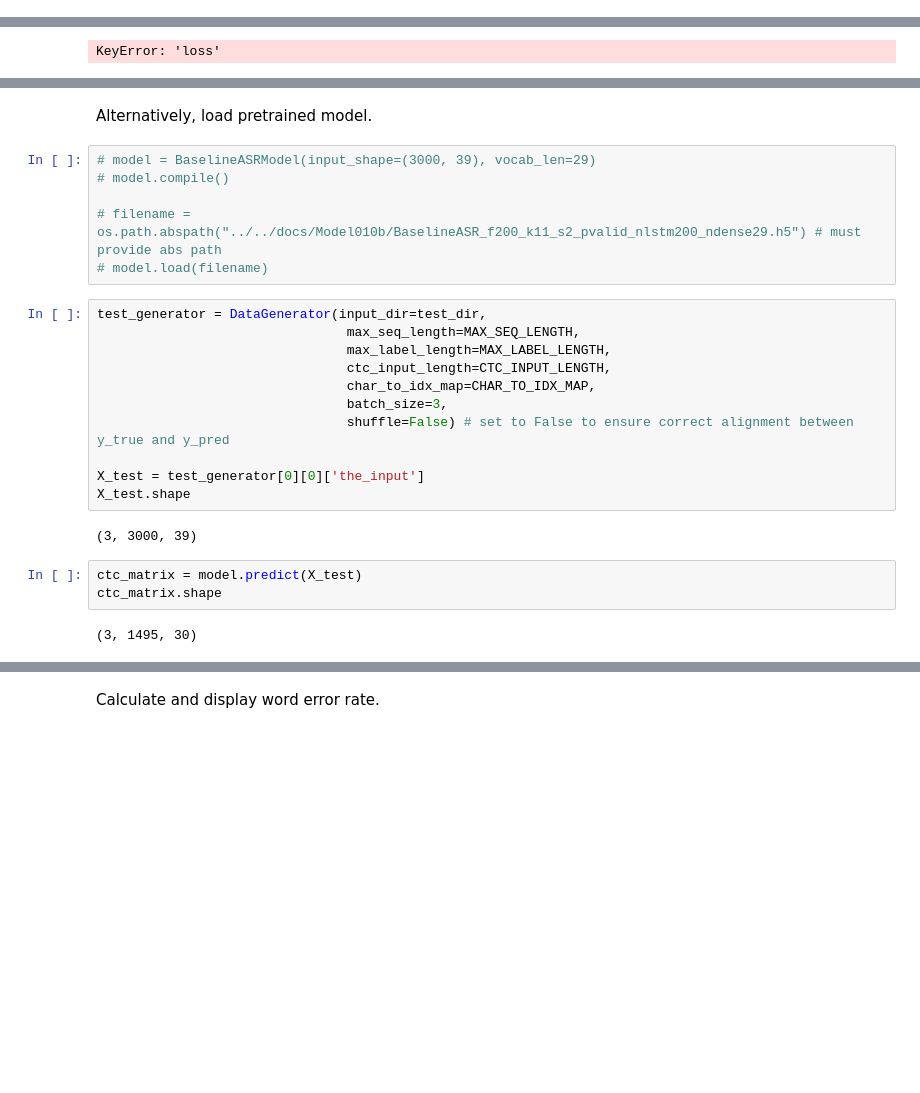
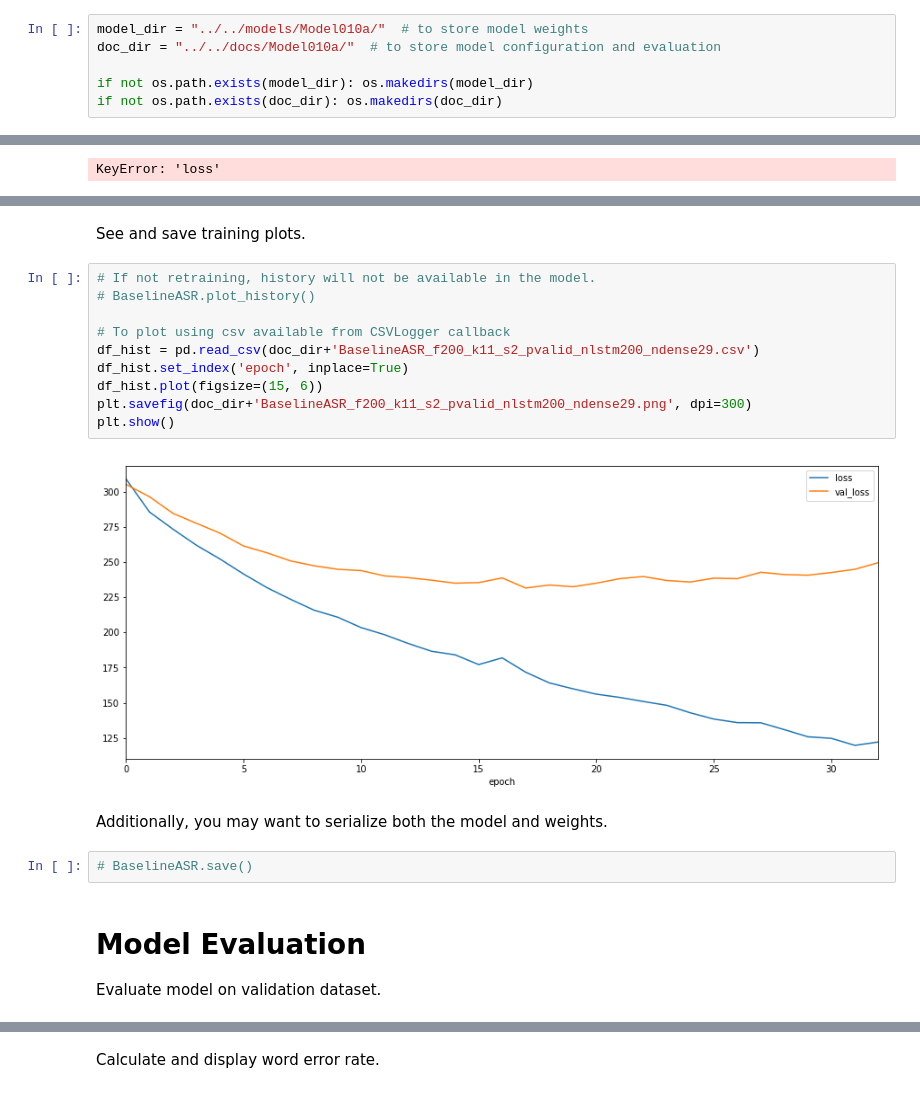
Before and after one commit to gunawanlg/voice-to-text-bahasa, a Jupyter notebook: notebooks/modelling/3.0-glg-baseline-model.ipynb, the cells around one changed output, grey strips where cells are left out. Cells and saved outputs as stored; diff of their text form; blank space fills up the shorter version.

```diff
--- a/notebooks/modelling/3.0-glg-baseline-model.ipynb
+++ b/notebooks/modelling/3.0-glg-baseline-model.ipynb
@@ -30,0 +38,6 @@ tf.__version__ = 2.1.0
+# %%
+model_dir = "../../models/Model010a/"  # to store model weights
+doc_dir = "../../docs/Model010a/"  # to store model configuration and evaluation
+
+if not os.path.exists(model_dir): os.makedirs(model_dir)
+if not os.path.exists(doc_dir): os.makedirs(doc_dir)
@@ -149,26 +155,22 @@ model = BaselineASR
-# %% [markdown]
-Alternatively, load pretrained model.
-# %%
-# model = BaselineASRModel(input_shape=(3000, 39), vocab_len=29)
-# model.compile()
-
-# filename = os.path.abspath("../../docs/Model010b/BaselineASR_f200_k11_s2_pvalid_nlstm200_ndense29.h5") # must provide abs path
-# model.load(filename)
-# %%
-test_generator = DataGenerator(input_dir=test_dir,
-                                max_seq_length=MAX_SEQ_LENGTH,
-                                max_label_length=MAX_LABEL_LENGTH,
-                                ctc_input_length=CTC_INPUT_LENGTH,
-                                char_to_idx_map=CHAR_TO_IDX_MAP,
-                                batch_size=3,
-                                shuffle=False) # set to False to ensure correct alignment between y_true and y_pred
-
-X_test = test_generator[0][0]['the_input']
-X_test.shape
-# %% [output]
-(3, 3000, 39)
-# %%
-ctc_matrix = model.predict(X_test)
-ctc_matrix.shape
-# %% [output]
-(3, 1495, 30)
+# %% [markdown]
+See and save training plots.
+# %%
+# If not retraining, history will not be available in the model.
+# BaselineASR.plot_history()
+
+# To plot using csv available from CSVLogger callback
+df_hist = pd.read_csv(doc_dir+'BaselineASR_f200_k11_s2_pvalid_nlstm200_ndense29.csv')
+df_hist.set_index('epoch', inplace=True)
+df_hist.plot(figsize=(15, 6))
+plt.savefig(doc_dir+'BaselineASR_f200_k11_s2_pvalid_nlstm200_ndense29.png', dpi=300)
+plt.show()
+# %% [output]
+[figure, added]
+# %% [markdown]
+Additionally, you may want to serialize both the model and weights.
+# %%
+# BaselineASR.save()
+# %% [markdown]
+# Model Evaluation
+
+Evaluate model on validation dataset.
```
Also changed, not shown: parts of 59 cells of this notebook, 27 other files.
